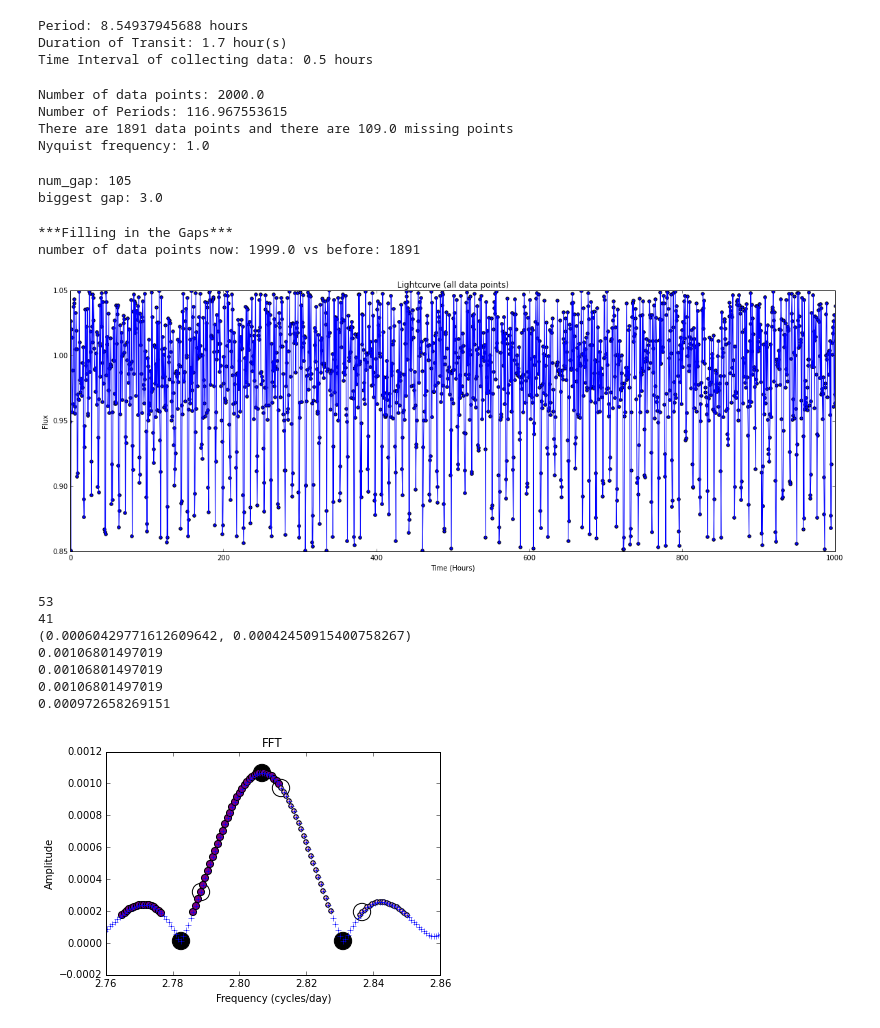
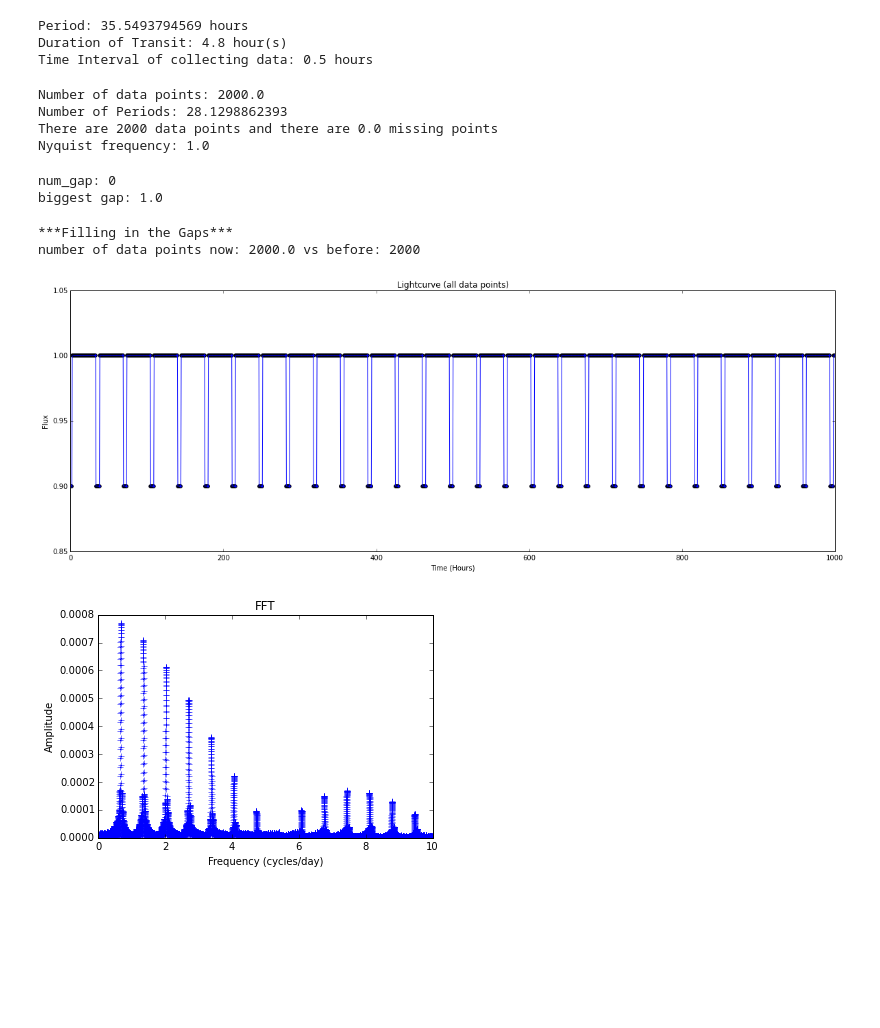
Before and after one commit to dianadianadiana/FFT, a Jupyter notebook: flux_function_transit.ipynb, the cells around one changed output. Cells and saved outputs as stored; diff of their text form; code cells hidden in the pictures; blank space fills up the shorter version.

Commit message:
most update version able to detect longer periods

```diff
--- a/flux_function_transit.ipynb
+++ b/flux_function_transit.ipynb
@@ -86,14 +88,14 @@ def flux(t, x):
 
 delta = .1 # depth    # (Rplanet / Rstar)**2
 t0 = 0.0 # time of transit in hours
-period = 8.549379456876345 # orbital period in hours
+period = 35.549379456876345 # orbital period in hours
 #d = period**(-2/3) # duration of transit in hours --
         # scales with P^(-2/3)
 
 # look at pg 6 http://arxiv.org/pdf/0805.0238v2.pdf
-T = 1.6
+T = 4.7
 tau = 0.1### need to fix flux funtion if tau is 0
-sigma = 0.05 #scatter
+sigma = 0.0 #scatter
 time_int = 30/60. # time interval of receiving data, in hours
 f0 = 1.0 # base flux
 x = [delta, t0, period, T, tau, sigma, time_int, f0]
@@ -102,8 +104,8 @@ print("Period: " + str(period) + " hours")
 print("Duration of Transit: " + str(T+tau) + " hour(s)")
 print("Time Interval of collecting data: " + str(time_int) + " hours")
 # %% [output]
-Period: 8.54937945688 hours
-Duration of Transit: 1.7 hour(s)
+Period: 35.5493794569 hours
+Duration of Transit: 4.8 hour(s)
 Time Interval of collecting data: 0.5 hours
 # %%
 ### Setting up a Time Array
@@ -116,13 +118,13 @@ print("Number of data points: " + str(N))
 t = np.linspace(a, b, N, endpoint = False) #hours
 print("Number of Periods: " +str((b-a)/period))
 
-time_sigma = 4.0/60 # in hours
+time_sigma = 0.0/60 # in hours
 time_scatter = time_sigma * (np.random.random_sample(len(t)))
 t = t + time_scatter
 
 t_random =  np.around(np.random.random(len(t))) # create array randomly with 0's and 1's
 count_one = np.float(np.count_nonzero(t_random)) # count the number of "1's" in the array
-ratio = .9 # the ratio of how many real data points we have to how many there are total
+ratio = 1.0 # the ratio of how many real data points we have to how many there are total
 while count_one/len(t_random) < ratio:
     loc_zero = np.transpose(np.argwhere(t_random == 0.0))[0] # arr with indexes of where the 0's are
 
@@ -151,8 +153,8 @@ nyquist_freq = .5 / d_pts
 print("Nyquist frequency: " + str(nyquist_freq))
 # %% [output]
 Number of data points: 2000.0
-Number of Periods: 116.967553615
-There are 1891 data points and there are 109.0 missing points
+Number of Periods: 28.1298862393
+There are 2000 data points and there are 0.0 missing points
 Nyquist frequency: 1.0
 # %%
 #Determine the appropriate cadence to which the data should be interpolated
@@ -167,21 +169,15 @@ gap = delta_t/cadence # has a length = len(t) - 2 (bc it ignores endpoints)
 gap = np.around(gap, decimals = 0)
 
 gap_cut = 1.1   #Time differences greater than gap_cut*cadence are gaps
-gap_loc = np.empty(0) # array that holds the indexes of where the gaps are
-
-i = 0
-while i < len(gap):
-    if gap[i] > gap_cut:
-        gap_loc = np.append(gap_loc, i)
-    i += 1
+gap_loc = [i for i in np.arange(len(gap)) if (gap[i] > gap_cut)]
 num_gap = len(gap_loc) # the number of gaps present
 biggest_gap = np.amax(gap)
 
 print("num_gap: " +str(num_gap))
 print("biggest gap: " + str(biggest_gap))
 # %% [output]
-num_gap: 105
-biggest gap: 3.0
+num_gap: 0
+biggest gap: 1.0
 # %%
 ### Create a new time and flux array to account for the gaps
 
@@ -226,7 +222,7 @@ while n < num_gap - 1:
 flux_cad[newflux_st:] = f[oldflux_st:] #account for last part where there is no gap after
 # %% [output]
 ***Filling in the Gaps***
-number of data points now: 1999.0 vs before: 1891
+number of data points now: 2000.0 vs before: 2000
 # %%
 #plot the lightcurves
 
@@ -243,7 +239,7 @@ plt.xlim([a,b])
 plt.ylim([1 - 1.5*delta, 1. + .5*delta])
 plt.show()
 # %% [output]
-[figure, old version]
+[figure, new version]
 # %%
 ### FFT part
 
@@ -258,71 +254,35 @@ newN = 2**(exp + extra_fact)
 
 n = newN/N
 n = np.round(n)
+
 diff = newN - N
 mean = np.mean(f)
 voidf = np.zeros(diff) + mean
 newf = np.append(flux_cad, voidf)
 
 norm_fact = 2.0 / newN # normalization factor
 f_flux = fft(newf) * norm_fact
 
 freq = fftfreq(len(newf))
 freq_fact = 1.0 / d_pts #frequency factor
 
 postivefreq = freq > 0 # take only positive values
 freq, f_flux = freq[postivefreq], f_flux[postivefreq]
 
 power = np.abs(f_flux)
 
 conv_hr_day = 24. #conversion factor from cycles/hour to cycles/day
 constant = freq_fact*conv_hr_day
 #because of oversampling, need to remove the first few terms,
 #ex if N=3000 and the over sampling size is 100,000, then the first 30 points should not be considered
 #also means that each cluster of higher amplitudes are in groups of 30 points
-plt.plot(freq[newN/N:]*constant, power[newN/N:],'b+')
+plt.plot(freq[n:]*constant, power[n:],'b+')
 
 plt.title("FFT")
 plt.xlabel("Frequency (cycles/day)")
 plt.ylabel("Amplitude")
 # plt.xlim([1,10])
-plt.xlim([2.76,2.86])
-plt.scatter(freq[[3831 -n,3831,3831 +n]]*constant, power[[3831-n,3831,3831 +n]], s =300, c = "black")
-plt.scatter(freq[[3839-n,3839,3839+n]]*constant, power[[3839-n,3839,3839+n]], s = 300, c = "white")
-
-freq1=[3774, 3775, 3776, 3777, 3778, 3779, 3780, 3781, 3782, 3783, 3784, 3785, 3786, 3787, 3788, 3789, 3790, 3803, 3804, 3805, 3806, 3807, 3808, 3809, 3810, 3811, 3812, 3813, 3814, 3815, 3816, 3817, 3818, 3819, 3820, 3821, 3822, 3823, 3824, 3825, 3826, 3827, 3828, 3829, 3830, 3831, 3832, 3833, 3834, 3835, 3836, 3837, 3838]
-freq2 = [3839, 3840, 3841, 3842, 3843, 3844, 3845, 3846, 3847, 3848, 3849, 3850, 3851, 3852, 3853, 3854, 3855, 3856, 3857, 3858, 3859, 3871, 3872, 3873, 3874, 3875, 3876, 3877, 3878, 3879, 3880, 3881, 3882, 3883, 3884, 3885, 3886, 3887, 3888, 3889, 3890]
-print(len(freq1))
-print(len(freq2))
-
-freq1meanpow = np.mean(power[freq1])
-freq2meanpow = np.mean(power[freq2])
-print(freq1meanpow, freq2meanpow)
-
-peak1 = freq[3831-n:3831+n]*constant
-peak2 = freq[3839-n:3839+n]*constant
-peak1ind = 3831
-peak2ind = 3839
-peak1lower, peak1upper = [peak1ind -n,peak1ind +n]
-peak2lower, peak2upper = [peak2ind-n,peak2ind+n]
-
-maxpow1 = np.amax(power[peak1lower:peak1upper])
-maxpow2 = np.amax(power[peak2lower:peak2upper])
-
-print(maxpow1)
-print(maxpow2)
-print(power[peak1ind])
-print(power[peak2ind])
-
-
-plt.scatter(freq[freq1]*constant, power[freq1], s=50,c="purple")
-plt.scatter(freq[freq2]*constant, power[freq2], c="pink")
+plt.xlim([0,10])
 plt.show()
 # %% [output]
-53
-41
-(0.00060429771612609642, 0.00042450915400758267)
-0.00106801497019
-0.00106801497019
-0.00106801497019
-0.000972658269151
-[figure, old version]
+[figure, new version]
```
Also changed, not shown: parts of 24 cells of this notebook.
